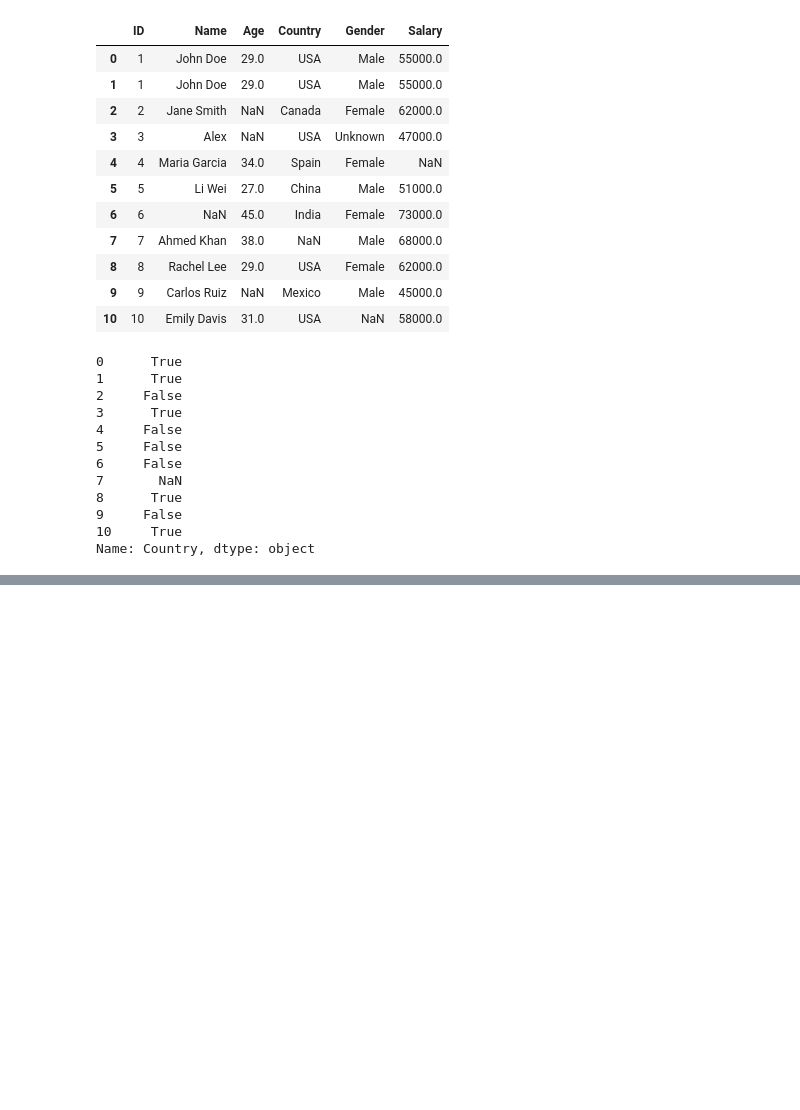
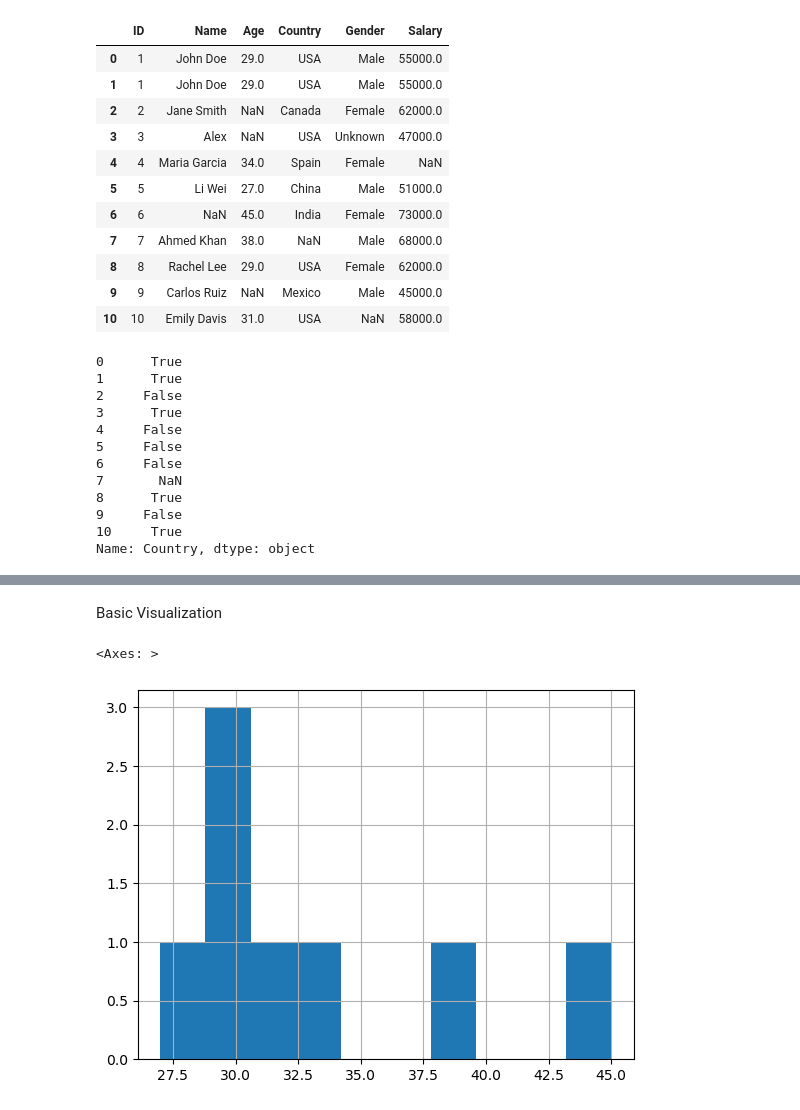
Before and after one commit to piyushhh-glitch/Machine_Learning, a Jupyter notebook: pandas/pandas.ipynb, the cells around one changed output, grey strips where cells are left out. Saved outputs shown, nothing was run; the diff lists cells and outputs as text; code cells hidden in the pictures; blank space fills up the shorter version.

```diff
--- a/pandas/pandas.ipynb
+++ b/pandas/pandas.ipynb
@@ -660,0 +1019,8 @@ Name: Country, dtype: object
+# %% [markdown]
+Basic Visualization
+# %%
+df=pd.read_csv("raw_data.csv")
+df["age"].hist()
+# %% [output]
+<Axes: >
+[figure, added]
```
Also changed, not shown: parts of 31 cells of this notebook.
